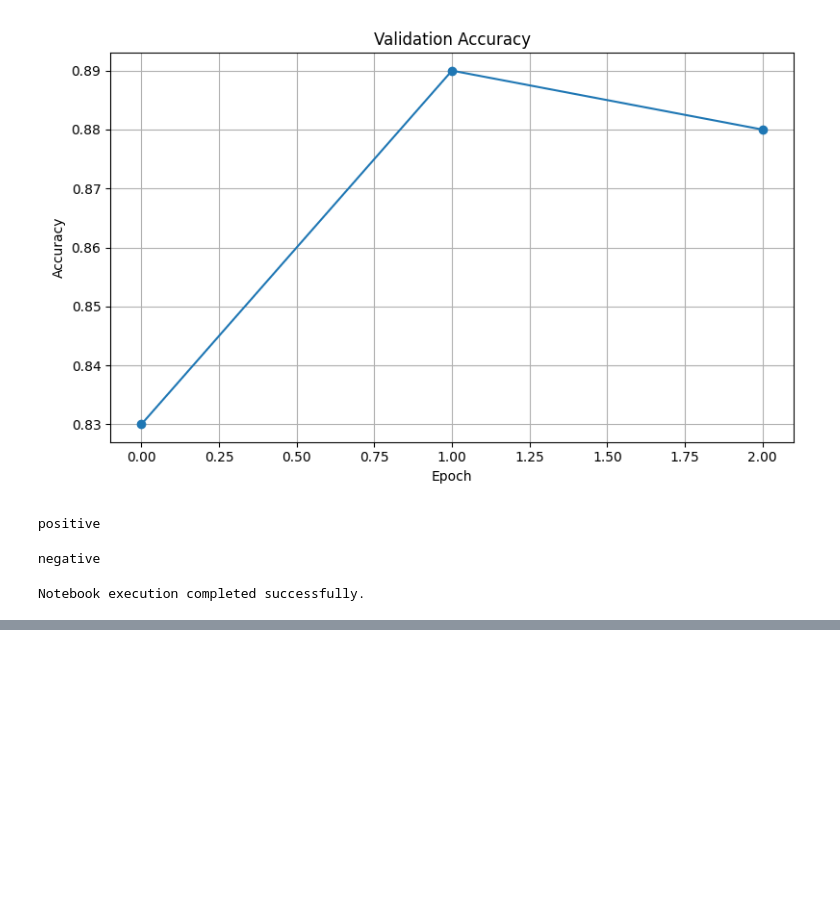
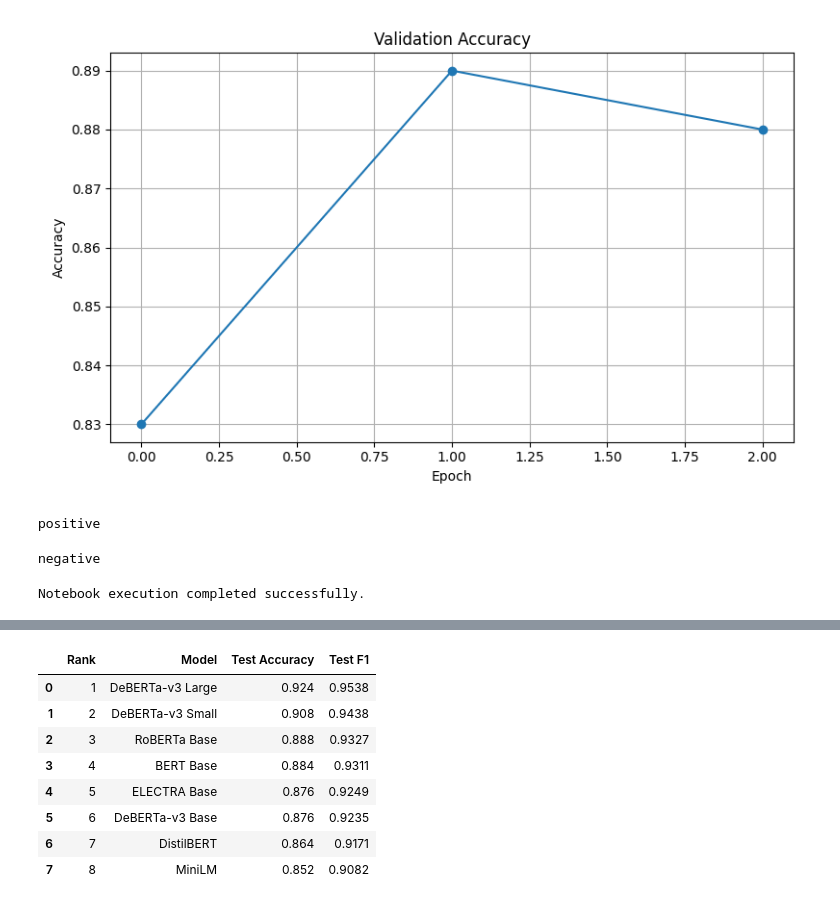
Before and after one commit to divziv/Low-Resource-Customer-Feedback-Sentiment-Analysis, a Jupyter notebook: sentiment_classifier.ipynb, the cells around one changed output, grey strips where cells are left out. Saved outputs shown, nothing was run; the diff lists cells and outputs as text; code cells hidden in the pictures; blank space fills up the shorter version.

```diff
--- a/sentiment_classifier.ipynb
+++ b/sentiment_classifier.ipynb
@@ -216,0 +399,46 @@ Notebook execution completed successfully.
+# %%
+summary = pd.DataFrame({
+    "Rank":[1,2,3,4,5,6,7,8],
+    "Model":[
+        "DeBERTa-v3 Large",
+        "DeBERTa-v3 Small",
+        "RoBERTa Base",
+        "BERT Base",
+        "ELECTRA Base",
+        "DeBERTa-v3 Base",
+        "DistilBERT",
+        "MiniLM"
+    ],
+    "Test Accuracy":[
+        0.924,
+        0.908,
+        0.888,
+        0.884,
+        0.876,
+        0.876,
+        0.864,
+        0.852
+    ],
+    "Test F1":[
+        0.9538,
+        0.9438,
+        0.9327,
+        0.9311,
+        0.9249,
+        0.9235,
+        0.9171,
+        0.9082
+    ]
+})
+
+summary
+# %% [output]
+|  | Rank | Model | Test Accuracy | Test F1 |
+| 0 | 1 | DeBERTa-v3 Large | 0.924 | 0.9538 |
+| 1 | 2 | DeBERTa-v3 Small | 0.908 | 0.9438 |
+| 2 | 3 | RoBERTa Base | 0.888 | 0.9327 |
+| 3 | 4 | BERT Base | 0.884 | 0.9311 |
+| 4 | 5 | ELECTRA Base | 0.876 | 0.9249 |
+| 5 | 6 | DeBERTa-v3 Base | 0.876 | 0.9235 |
+| 6 | 7 | DistilBERT | 0.864 | 0.9171 |
+| 7 | 8 | MiniLM | 0.852 | 0.9082 |
```
Also changed, not shown: parts of 5 cells of this notebook, 1 other file.
